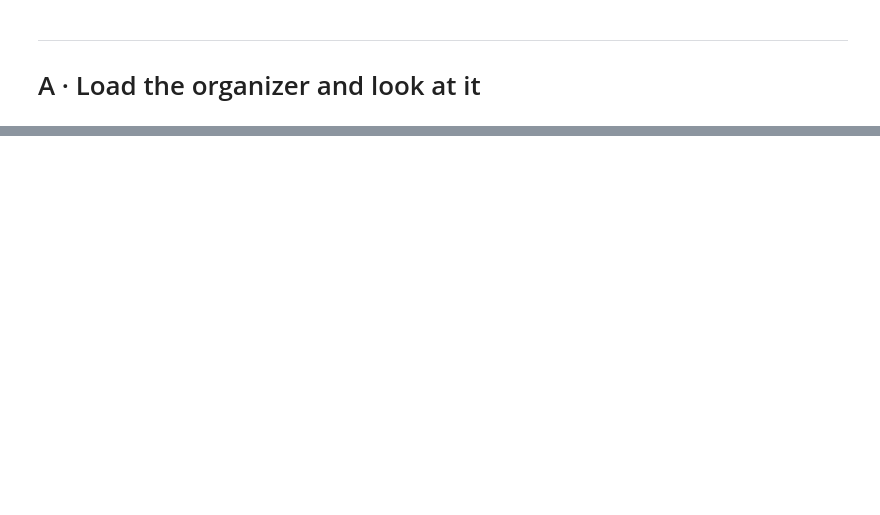
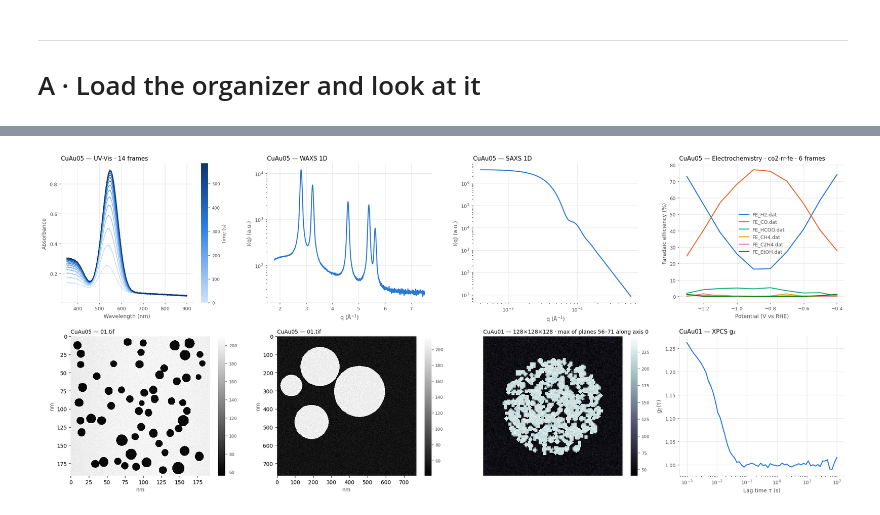
Before and after one commit to yugangzhang/pyDataOrg, a Jupyter notebook: notebook/12_use_organizer.ipynb, the cells around one changed output, grey strips where cells are left out. Saved outputs shown, nothing was run; the diff lists cells and outputs as text; code cells hidden in the pictures; blank space fills up the shorter version.

```diff
--- a/notebook/12_use_organizer.ipynb
+++ b/notebook/12_use_organizer.ipynb
@@ -425,6 +137,0 @@ batch, and it took three lines because the fit was a function of arrays.
-# %%
-params = dict(x_range=(2.3, 3.0), n_peaks=1, background="linear")
-
-trial = org.fit("S01", "waxs1d", **params)
-print(trial)
-print("stored anything?", org["S01"].get_derived("waxs1d_peak1_center"))
@@ -443,10 +137,0 @@ stop being noise and start having shape.
-# %%
-bad = org.fit("S01", "waxs1d", x_range=(2.3, 4.5), n_peaks=1,
-              background="constant")
-
-fig, axes = plt.subplots(1, 2, figsize=(13, 4.8))
-org.plot_fit(trial, ax=axes[0], title="the window we settled on")
-org.plot_fit(bad, ax=axes[1], title="a window that reaches the next peak")
-fig.tight_layout()
-print("R² =", round(bad.values["fit_r2"], 4), " vs good:",
-      round(trial.values["fit_r2"], 4))
@@ -662,0 +243,9 @@ pipeline tour, including the fifteen-technique showcase.
+# %%
+planes = org.data("CuAu01", "tomo", lazy=True)
+print(planes, "| planes:", len(planes))
+plane, meta = planes[64]
+print("one plane:", plane.shape, "| index", meta["plane"])
+
+volume, vinfo = org.data("CuAu01", "tomo")           # and all of it, when you ask
+voxel_nm = org.measurement("CuAu01", modality="tomo").meta["voxel_size_nm"]
+print("whole volume:", volume.shape, f"at {voxel_nm} nm per voxel (recorded when it was linked)")
@@ -662,0 +266,13 @@ pipeline tour, including the fifteen-technique showcase.
+# %%
+fig, axes = plt.subplots(2, 4, figsize=(21, 9))
+org.plot("CuAu05", "uvvis", ax=axes[0, 0])
+org.plot("CuAu05", "waxs1d", ax=axes[0, 1])
+org.plot("CuAu05", "saxs1d", ax=axes[0, 2])
+org.plot("CuAu05", "ec", role="co2-rr-fe", ylabel="Faradaic efficiency (%)", ax=axes[0, 3])
+org.plot("CuAu05", "tem", cmap="gray", ax=axes[1, 0])
+org.plot("CuAu05", "sem", cmap="gray", ax=axes[1, 1])
+org.plot("CuAu01", "tomo", slab=16, cmap="bone", ax=axes[1, 2])
+org.plot("CuAu01", "xpcs_g2", ax=axes[1, 3])
+fig.tight_layout()
+# %% [output]
+[figure, added]
```
Also changed, not shown: parts of 97 cells of this notebook, 3 other files.
